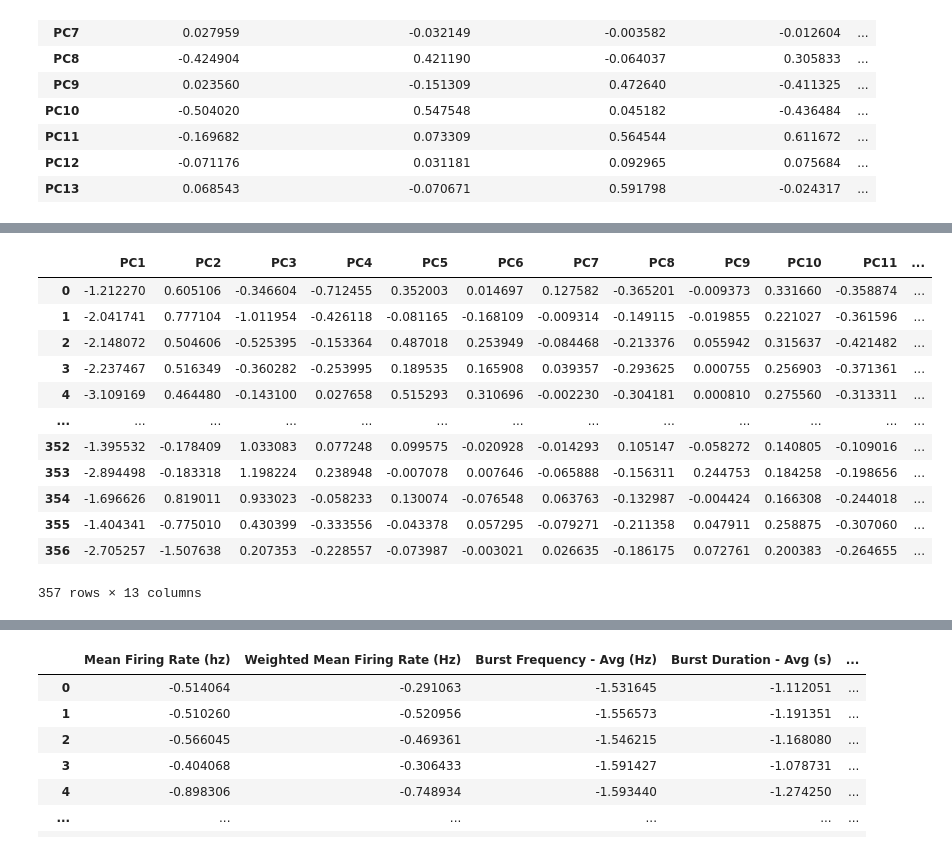
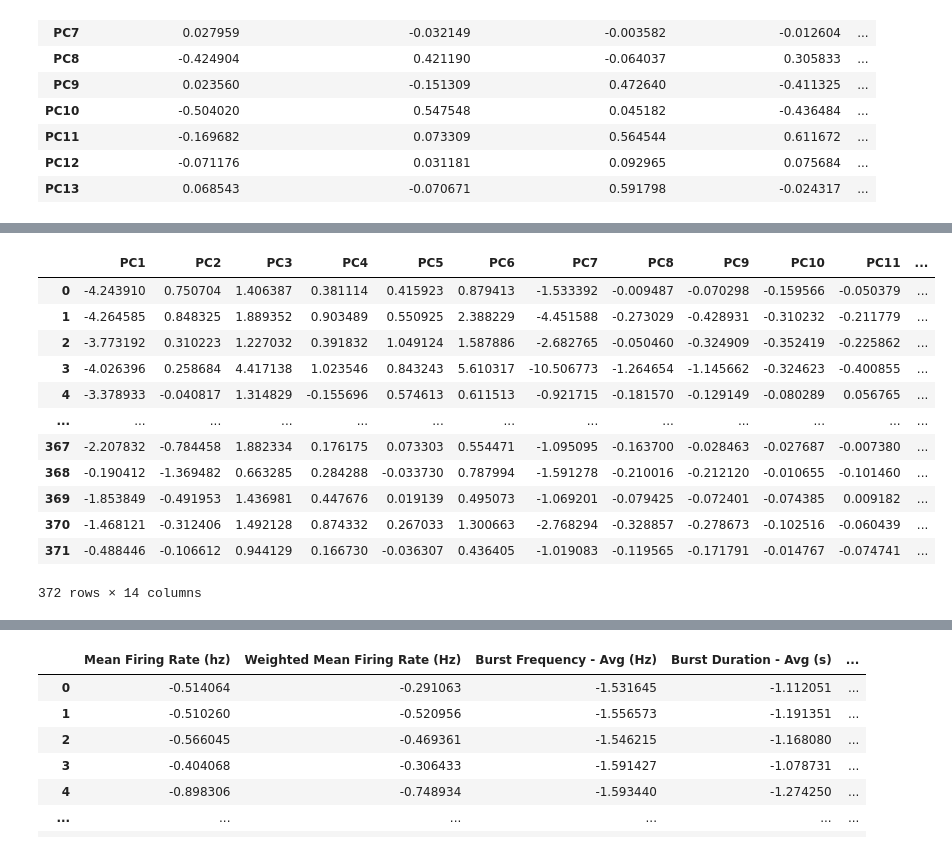
Before and after one commit to soderling-lab/MicroElectrodeArrayAnalysis, a Jupyter notebook: analysis/pca.ipynb, the cells around one changed output, grey strips where cells are left out. Cells and saved outputs as stored; diff of their text form; code cells hidden in the pictures.

```diff
--- a/analysis/pca.ipynb
+++ b/analysis/pca.ipynb
@@ -256,7 +257,7 @@ for day, dct in DIVS.items():
     mutdict = copy.deepcopy(dct)
     for (test), df in untdict.items():
         untdict[(test)]= keep_genes(df, 'unt2')
-        mutdict[(test)] = keep_genes(df, 'THSD7 2')
+        mutdict[(test)] = keep_genes(df, 'GPR37L 1')
     DIVSU[day]=untdict
     DIVSM[day]=mutdict
 DIVSU.keys()
@@ -301,7 +302,7 @@ def transform_dict(daysDict, gene):
     sf.reset_index(drop=True, inplace=True)
     return sf
 sf = transform_dict(DIVSU, 'unt2')
-mf = transform_dict(DIVSM, 'THSD7 2')
+mf = transform_dict(DIVSM, 'GPR37L 1')
 mf
 # %% [output]
 |  | Mean Firing Rate (hz) | Number of Active Electrodes | Weighted Mean Firing Rate (Hz) | Number of Bursting Electrodes | ... |
@@ -421,6 +447,10 @@ norm_mf.shape, norm_sf.shape
 ## no need to transpose, sf yields fxf correlation
 # fs = sf.transpose()
 # fs.index
-norm_sf
+qc = pd.DataFrame(columns=norm_sf.columns, index=['min', 'max'])
+for col in norm_sf.columns:
+    qc.loc['min', col] = norm_sf[col].min()
+    qc.loc['max', col] = norm_sf[col].max()
+qc
 # %% [output]
 |  | Mean Firing Rate (hz) | Weighted Mean Firing Rate (Hz) | Burst Frequency - Avg (Hz) | Burst Duration - Avg (s) | ... |
@@ -525,11 +530,10 @@ def remove_DIV(dataf, daysf, day):
     cut_dataf = dataf[dataf['DIV'] != day.upper()].copy()
     cut_days = daysf.loc[cut_dataf.index]
     cut_dataf = cut_dataf.drop(columns='DIV').reset_index(drop=True)
-    dataf = dataf.drop(columns='DIV').reset_index(drop=True)
+    cut_days = cut_days.drop(columns='DIV').reset_index(drop=True)
     return cut_dataf, cut_days
 norm_sf5, DIVS_SF5 = remove_DIV(norm_sf, DIVS_SF, 'DIV5')
-norm_mf5, DIVS_MF5 = remove_DIV(norm_mf, DIVS_MF, 'DIV5')
-
-norm_mf5
+# norm_mf5, DIVS_MF5 = remove_DIV(norm_mf, DIVS_MF, 'DIV5')
+norm_sf5
 # %% [output]
 |  | Mean Firing Rate (hz) | Weighted Mean Firing Rate (Hz) | Burst Frequency - Avg (Hz) | Burst Duration - Avg (s) | ... |
@@ -617,21 +636,24 @@ loadings
 # %%
 ### fit to any new data?
-MDATA, MDAYS, MTYPE  = norm_mf5, DIVS_MF5, 'sansDIV5' # CHANGE HERE
+MDATA, MDAYS, MTYPE  = norm_mf, DIVS_MF, 'allMutDays' # CHANGE HERE
 mprincipalComponent = pca.transform(MDATA) ## CHANGE DATASET
+
 # convert principalComponent np array to df
 mpca_df = pd.DataFrame(data = mprincipalComponent, columns = [f'PC{i}' for i in range(1, MDATA.shape[1]+1)])
+mpca_df['DIV'] = DIVS_MF
+
 mpca_df
 # %% [output]
 |  | PC1 | PC2 | PC3 | PC4 | PC5 | PC6 | PC7 | PC8 | PC9 | PC10 | PC11 | ... |
-| 0 | -1.212270 | 0.605106 | -0.346604 | -0.712455 | 0.352003 | 0.014697 | 0.127582 | -0.365201 | -0.009373 | 0.331660 | -0.358874 | ... |
-| 1 | -2.041741 | 0.777104 | -1.011954 | -0.426118 | -0.081165 | -0.168109 | -0.009314 | -0.149115 | -0.019855 | 0.221027 | -0.361596 | ... |
-| 2 | -2.148072 | 0.504606 | -0.525395 | -0.153364 | 0.487018 | 0.253949 | -0.084468 | -0.213376 | 0.055942 | 0.315637 | -0.421482 | ... |
-| 3 | -2.237467 | 0.516349 | -0.360282 | -0.253995 | 0.189535 | 0.165908 | 0.039357 | -0.293625 | 0.000755 | 0.256903 | -0.371361 | ... |
-| 4 | -3.109169 | 0.464480 | -0.143100 | 0.027658 | 0.515293 | 0.310696 | -0.002230 | -0.304181 | 0.000810 | 0.275560 | -0.313311 | ... |
+| 0 | -4.243910 | 0.750704 | 1.406387 | 0.381114 | 0.415923 | 0.879413 | -1.533392 | -0.009487 | -0.070298 | -0.159566 | -0.050379 | ... |
+| 1 | -4.264585 | 0.848325 | 1.889352 | 0.903489 | 0.550925 | 2.388229 | -4.451588 | -0.273029 | -0.428931 | -0.310232 | -0.211779 | ... |
+| 2 | -3.773192 | 0.310223 | 1.227032 | 0.391832 | 1.049124 | 1.587886 | -2.682765 | -0.050460 | -0.324909 | -0.352419 | -0.225862 | ... |
+| 3 | -4.026396 | 0.258684 | 4.417138 | 1.023546 | 0.843243 | 5.610317 | -10.506773 | -1.264654 | -1.145662 | -0.324623 | -0.400855 | ... |
+| 4 | -3.378933 | -0.040817 | 1.314829 | -0.155696 | 0.574613 | 0.611513 | -0.921715 | -0.181570 | -0.129149 | -0.080289 | 0.056765 | ... |
 | ... | ... | ... | ... | ... | ... | ... | ... | ... | ... | ... | ... | ... |
-| 352 | -1.395532 | -0.178409 | 1.033083 | 0.077248 | 0.099575 | -0.020928 | -0.014293 | 0.105147 | -0.058272 | 0.140805 | -0.109016 | ... |
-| 353 | -2.894498 | -0.183318 | 1.198224 | 0.238948 | -0.007078 | 0.007646 | -0.065888 | -0.156311 | 0.244753 | 0.184258 | -0.198656 | ... |
-| 354 | -1.696626 | 0.819011 | 0.933023 | -0.058233 | 0.130074 | -0.076548 | 0.063763 | -0.132987 | -0.004424 | 0.166308 | -0.244018 | ... |
-| 355 | -1.404341 | -0.775010 | 0.430399 | -0.333556 | -0.043378 | 0.057295 | -0.079271 | -0.211358 | 0.047911 | 0.258875 | -0.307060 | ... |
-| 356 | -2.705257 | -1.507638 | 0.207353 | -0.228557 | -0.073987 | -0.003021 | 0.026635 | -0.186175 | 0.072761 | 0.200383 | -0.264655 | ... |
+| 367 | -2.207832 | -0.784458 | 1.882334 | 0.176175 | 0.073303 | 0.554471 | -1.095095 | -0.163700 | -0.028463 | -0.027687 | -0.007380 | ... |
+| 368 | -0.190412 | -1.369482 | 0.663285 | 0.284288 | -0.033730 | 0.787994 | -1.591278 | -0.210016 | -0.212120 | -0.010655 | -0.101460 | ... |
+| 369 | -1.853849 | -0.491953 | 1.436981 | 0.447676 | 0.019139 | 0.495073 | -1.069201 | -0.079425 | -0.072401 | -0.074385 | 0.009182 | ... |
+| 370 | -1.468121 | -0.312406 | 1.492128 | 0.874332 | 0.267033 | 1.300663 | -2.768294 | -0.328857 | -0.278673 | -0.102516 | -0.060439 | ... |
+| 371 | -0.488446 | -0.106612 | 0.944129 | 0.166730 | -0.036307 | 0.436405 | -1.019083 | -0.119565 | -0.171791 | -0.014767 | -0.074741 | ... |
-357 rows × 13 columns
+372 rows × 14 columns
```
Also changed, not shown: parts of 13 cells of this notebook.
